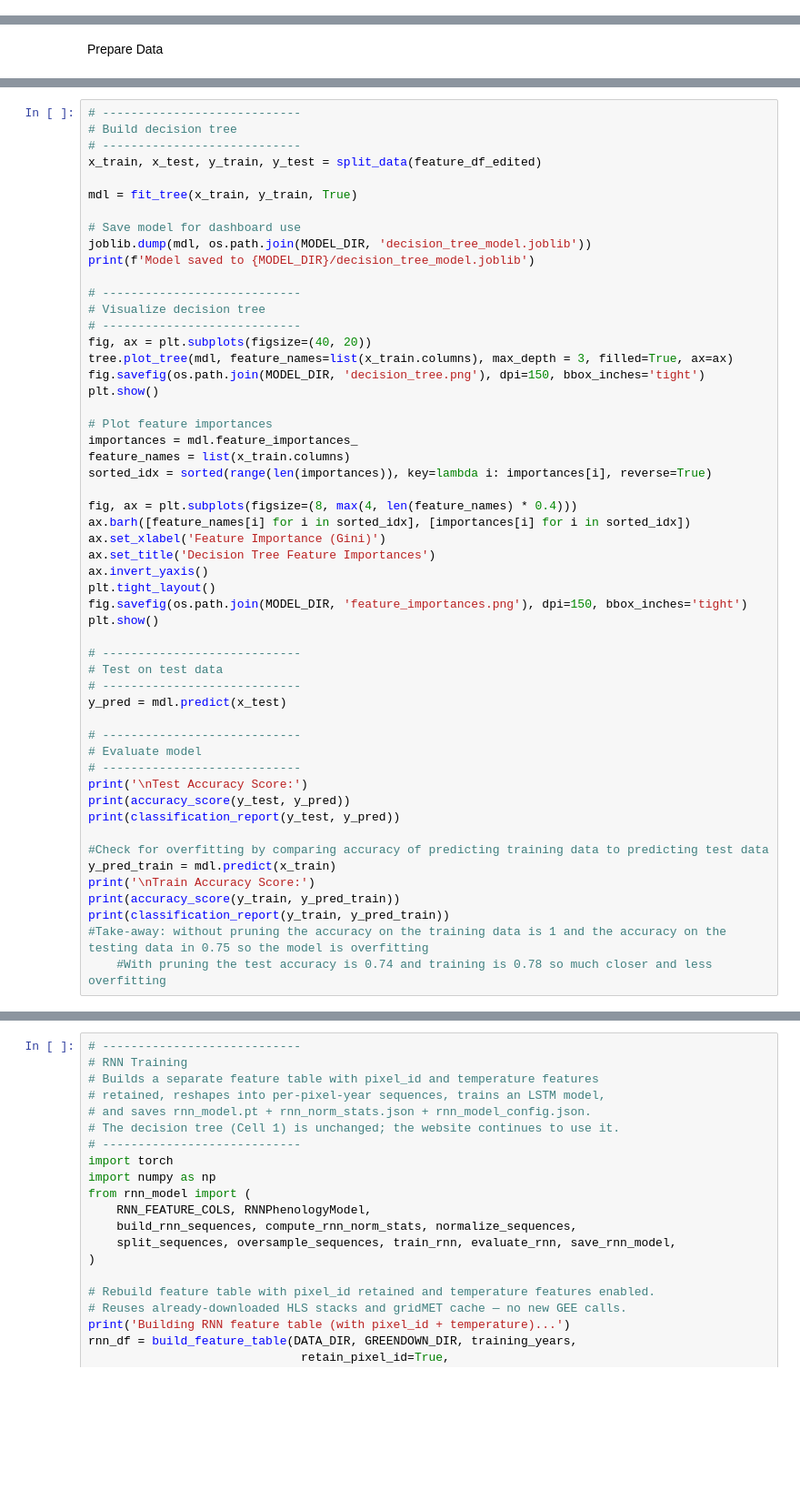
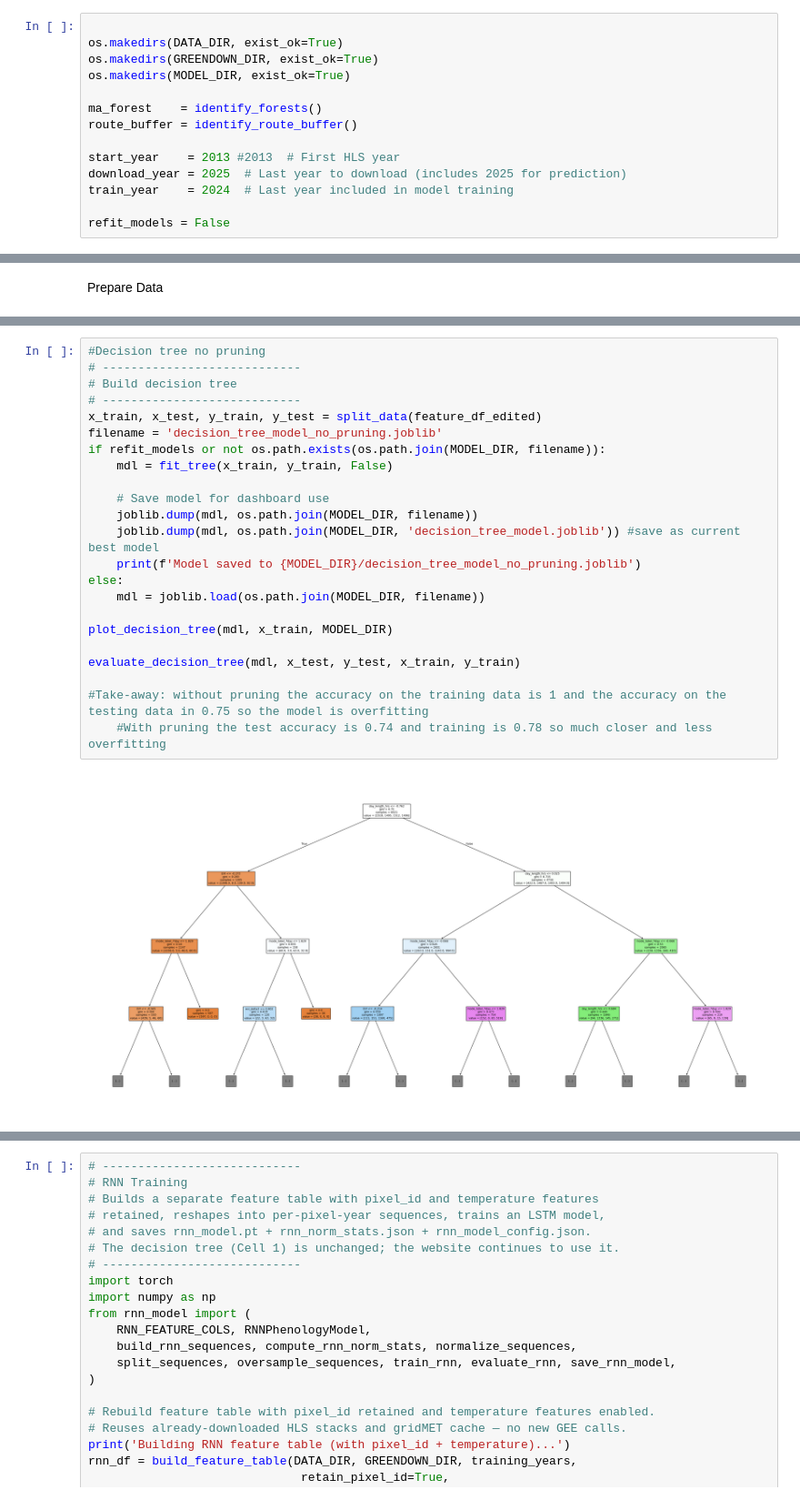
Before and after one commit to k-wheeler/AppTrail_Phenology, a Jupyter notebook: Main.ipynb, the cells around one changed output, grey strips where cells are left out. Shown at 91% size. Saved outputs shown, nothing was run; the diff lists cells and outputs as text; blank space fills up the shorter version.

Commit message:
refactored to include multiple decision trees

```diff
--- a/Main.ipynb
+++ b/Main.ipynb
@@ -68,0 +27,14 @@ count_narrow_ci_pixel_years(GREENDOWN_DIR, years)
+# %%
+
+os.makedirs(DATA_DIR, exist_ok=True)
+os.makedirs(GREENDOWN_DIR, exist_ok=True)
+os.makedirs(MODEL_DIR, exist_ok=True)
+
+ma_forest    = identify_forests()
+route_buffer = identify_route_buffer()
+
+start_year    = 2013 #2013  # First HLS year
+download_year = 2025  # Last year to download (includes 2025 for prediction)
+train_year    = 2024  # Last year included in model training
+
+refit_models = False
@@ -94,53 +119,25 @@ print(feature_df_edited.isna().sum())
 # %%
+#Decision tree no pruning
 # ----------------------------
 # Build decision tree
 # ----------------------------
 x_train, x_test, y_train, y_test = split_data(feature_df_edited)
+filename = 'decision_tree_model_no_pruning.joblib'
+if refit_models or not os.path.exists(os.path.join(MODEL_DIR, filename)):
+    mdl = fit_tree(x_train, y_train, False)
 
-mdl = fit_tree(x_train, y_train, True)
+    # Save model for dashboard use
+    joblib.dump(mdl, os.path.join(MODEL_DIR, filename))
+    joblib.dump(mdl, os.path.join(MODEL_DIR, 'decision_tree_model.joblib')) #save as current best model
+    print(f'Model saved to {MODEL_DIR}/decision_tree_model_no_pruning.joblib')
+else:
+    mdl = joblib.load(os.path.join(MODEL_DIR, filename))
 
-# Save model for dashboard use
-joblib.dump(mdl, os.path.join(MODEL_DIR, 'decision_tree_model.joblib'))
-print(f'Model saved to {MODEL_DIR}/decision_tree_model.joblib')
+plot_decision_tree(mdl, x_train, MODEL_DIR)
 
-# ----------------------------
-# Visualize decision tree
-# ----------------------------
-fig, ax = plt.subplots(figsize=(40, 20))
-tree.plot_tree(mdl, feature_names=list(x_train.columns), max_depth = 3, filled=True, ax=ax)
-fig.savefig(os.path.join(MODEL_DIR, 'decision_tree.png'), dpi=150, bbox_inches='tight')
-plt.show()
+evaluate_decision_tree(mdl, x_test, y_test, x_train, y_train)
 
-# Plot feature importances
-importances = mdl.feature_importances_
-feature_names = list(x_train.columns)
-sorted_idx = sorted(range(len(importances)), key=lambda i: importances[i], reverse=True)
-
-fig, ax = plt.subplots(figsize=(8, max(4, len(feature_names) * 0.4)))
-ax.barh([feature_names[i] for i in sorted_idx], [importances[i] for i in sorted_idx])
-ax.set_xlabel('Feature Importance (Gini)')
-ax.set_title('Decision Tree Feature Importances')
-ax.invert_yaxis()
-plt.tight_layout()
-fig.savefig(os.path.join(MODEL_DIR, 'feature_importances.png'), dpi=150, bbox_inches='tight')
-plt.show()
-
-# ----------------------------
-# Test on test data
-# ----------------------------
-y_pred = mdl.predict(x_test)
-
-# ----------------------------
-# Evaluate model
-# ----------------------------
-print('\nTest Accuracy Score:')
-print(accuracy_score(y_test, y_pred))
-print(classification_report(y_test, y_pred))
-
-#Check for overfitting by comparing accuracy of predicting training data to predicting test data
-y_pred_train = mdl.predict(x_train)
-print('\nTrain Accuracy Score:')
-print(accuracy_score(y_train, y_pred_train))
-print(classification_report(y_train, y_pred_train))
 #Take-away: without pruning the accuracy on the training data is 1 and the accuracy on the testing data in 0.75 so the model is overfitting
     #With pruning the test accuracy is 0.74 and training is 0.78 so much closer and less overfitting
+# %% [output]
+[figure, added]
```
Also changed, not shown: parts of 5 cells of this notebook, 1 other file.
